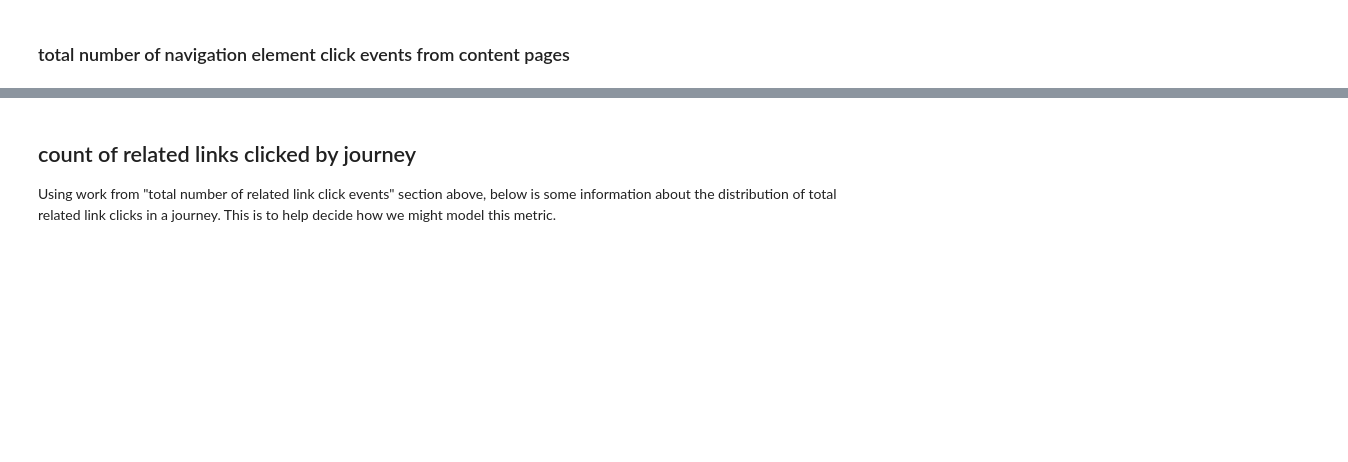
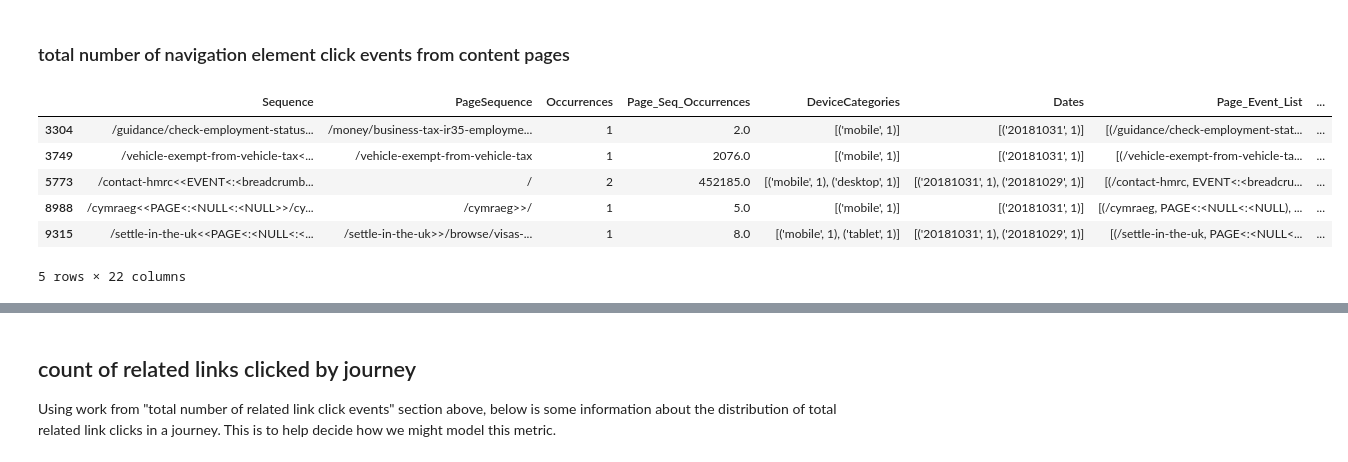
Before and after one commit to alphagov/govuk-network-data, a Jupyter notebook: notebooks/eda/generating_ab_test_data.ipynb, the cells around one changed output, grey strips where cells are left out. Drawn from its saved outputs; the diff is of its cells as text; code cells hidden in the pictures; blank space fills up the shorter version.

Commit message:
looking at event page tuples

```diff
--- a/notebooks/eda/generating_ab_test_data.ipynb
+++ b/notebooks/eda/generating_ab_test_data.ipynb
@@ -385,3 +385,13 @@ df['Related Links Clicks row total'].sum()
 # eventCategory == 'relatedLinkClicked',  'Explore the topic' in Event Action
 # %%
 df['Page_Event_List'] = df['Page_Event_List'].apply(ast.literal_eval)
+# %%
+look_at_event('breadcrumbClicked')
+# %% [output]
+|  | Sequence | PageSequence | Occurrences | Page_Seq_Occurrences | DeviceCategories | Dates | Page_Event_List | ... |
+| 3304 | /guidance/check-employment-status... | /money/business-tax-ir35-employme... | 1 | 2.0 | [('mobile', 1)] | [('20181031', 1)] | [(/guidance/check-employment-stat... | ... |
+| 3749 | /vehicle-exempt-from-vehicle-tax<... | /vehicle-exempt-from-vehicle-tax | 1 | 2076.0 | [('mobile', 1)] | [('20181031', 1)] | [(/vehicle-exempt-from-vehicle-ta... | ... |
+| 5773 | /contact-hmrc<<EVENT<:<breadcrumb... | / | 2 | 452185.0 | [('mobile', 1), ('desktop', 1)] | [('20181031', 1), ('20181029', 1)] | [(/contact-hmrc, EVENT<:<breadcru... | ... |
+| 8988 | /cymraeg<<PAGE<:<NULL<:<NULL>>/cy... | /cymraeg>>/ | 1 | 5.0 | [('mobile', 1)] | [('20181031', 1)] | [(/cymraeg, PAGE<:<NULL<:<NULL), ... | ... |
+| 9315 | /settle-in-the-uk<<PAGE<:<NULL<:<... | /settle-in-the-uk>>/browse/visas-... | 1 | 8.0 | [('mobile', 1), ('tablet', 1)] | [('20181031', 1), ('20181029', 1)] | [(/settle-in-the-uk, PAGE<:<NULL<... | ... |
+5 rows × 22 columns
```
Also changed, not shown: parts of 2 cells of this notebook.
